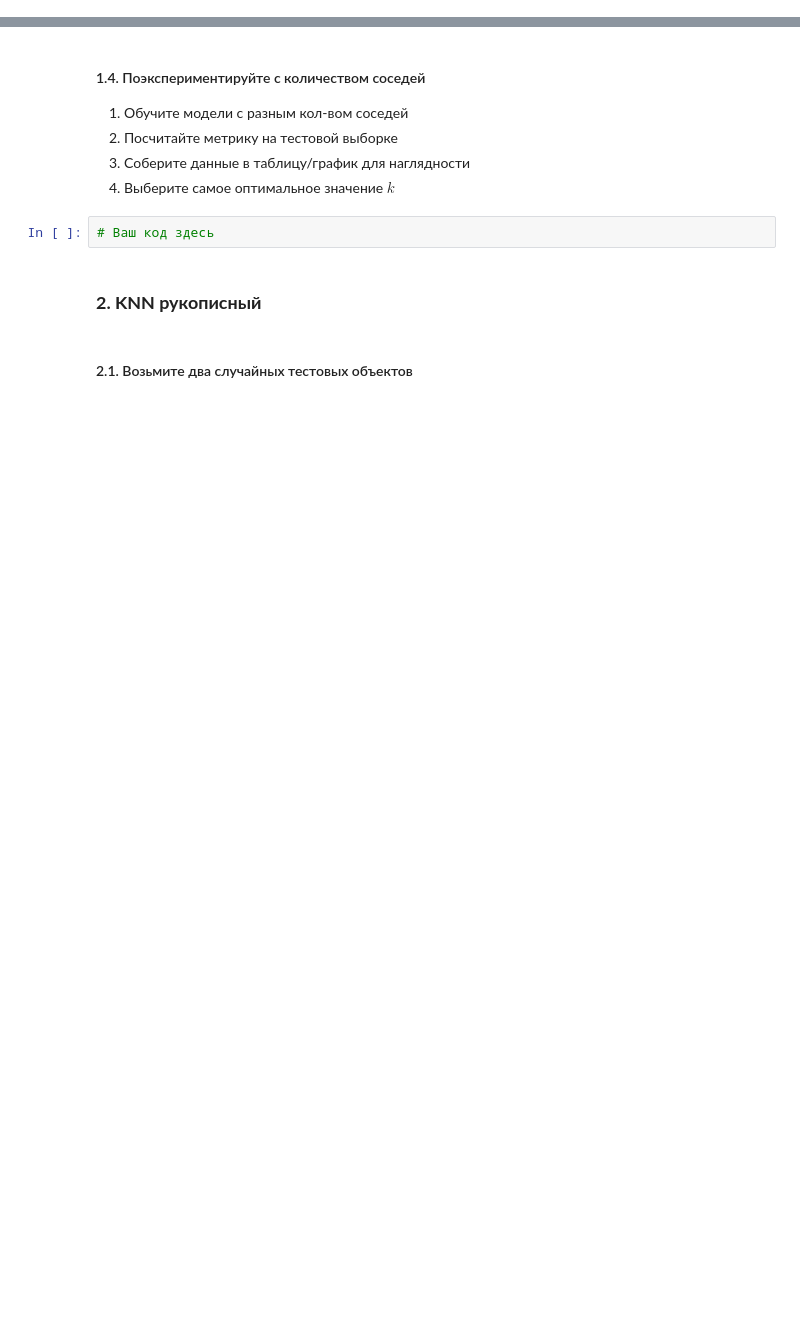
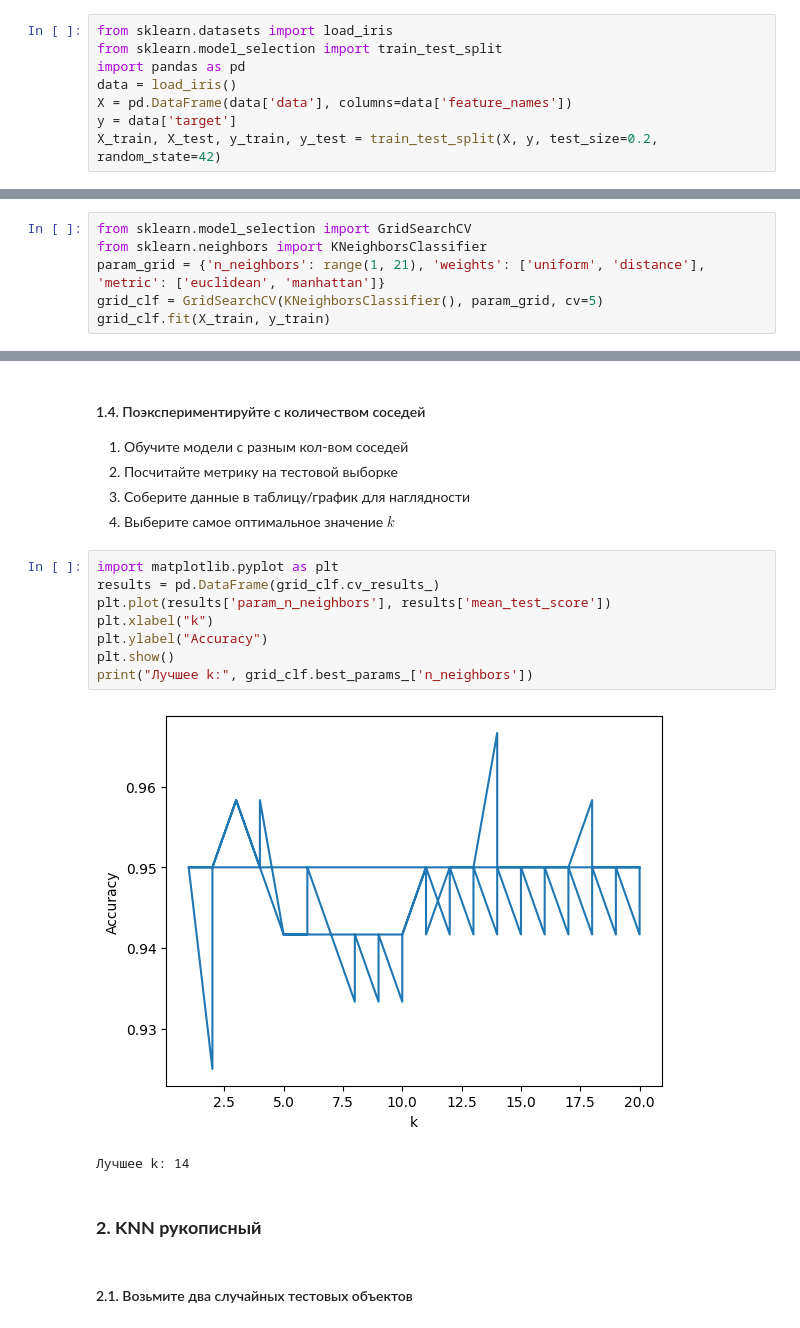
Before and after one commit to runessaa/-Streltsov-Projects, a Jupyter notebook: Практическая_работа_4_Метод_K_ближайших_соседей.ipynb, the cells around one changed output, grey strips where cells are left out. Saved outputs shown, nothing was run; the diff lists cells and outputs as text; blank space fills up the shorter version.

```diff
--- a/Практическая_работа_4_Метод_K_ближайших_соседей.ipynb
+++ b/Практическая_работа_4_Метод_K_ближайших_соседей.ipynb
@@ -46,2 +44,10 @@ X.head()
+# %%
+from sklearn.datasets import load_iris
+from sklearn.model_selection import train_test_split
+import pandas as pd
+data = load_iris()
+X = pd.DataFrame(data['data'], columns=data['feature_names'])
+y = data['target']
+X_train, X_test, y_train, y_test = train_test_split(X, y, test_size=0.2, random_state=42)
 # %% [markdown]
 #### 1.2. Обучите модель KNN
@@ -49,0 +54,6 @@ X.head()
+# %%
+from sklearn.model_selection import GridSearchCV
+from sklearn.neighbors import KNeighborsClassifier
+param_grid = {'n_neighbors': range(1, 21), 'weights': ['uniform', 'distance'], 'metric': ['euclidean', 'manhattan']}
+grid_clf = GridSearchCV(KNeighborsClassifier(), param_grid, cv=5)
+grid_clf.fit(X_train, y_train)
@@ -58,8 +78,17 @@ X.head()
 2. Посчитайте метрику на тестовой выборке
 3. Соберите данные в таблицу/график для наглядности
 4. Выберите самое оптимальное значение $k$
-# %%
-# Ваш код здесь
+# %%
+import matplotlib.pyplot as plt
+results = pd.DataFrame(grid_clf.cv_results_)
+plt.plot(results['param_n_neighbors'], results['mean_test_score'])
+plt.xlabel("k")
+plt.ylabel("Accuracy")
+plt.show()
+print("Лучшее k:", grid_clf.best_params_['n_neighbors'])
+# %% [output]
+[figure, added]
+Лучшее k: 14
 # %% [markdown]
 ### **2. KNN рукописный**
 # %% [markdown]
```
Also changed, not shown: parts of 20 cells of this notebook.
